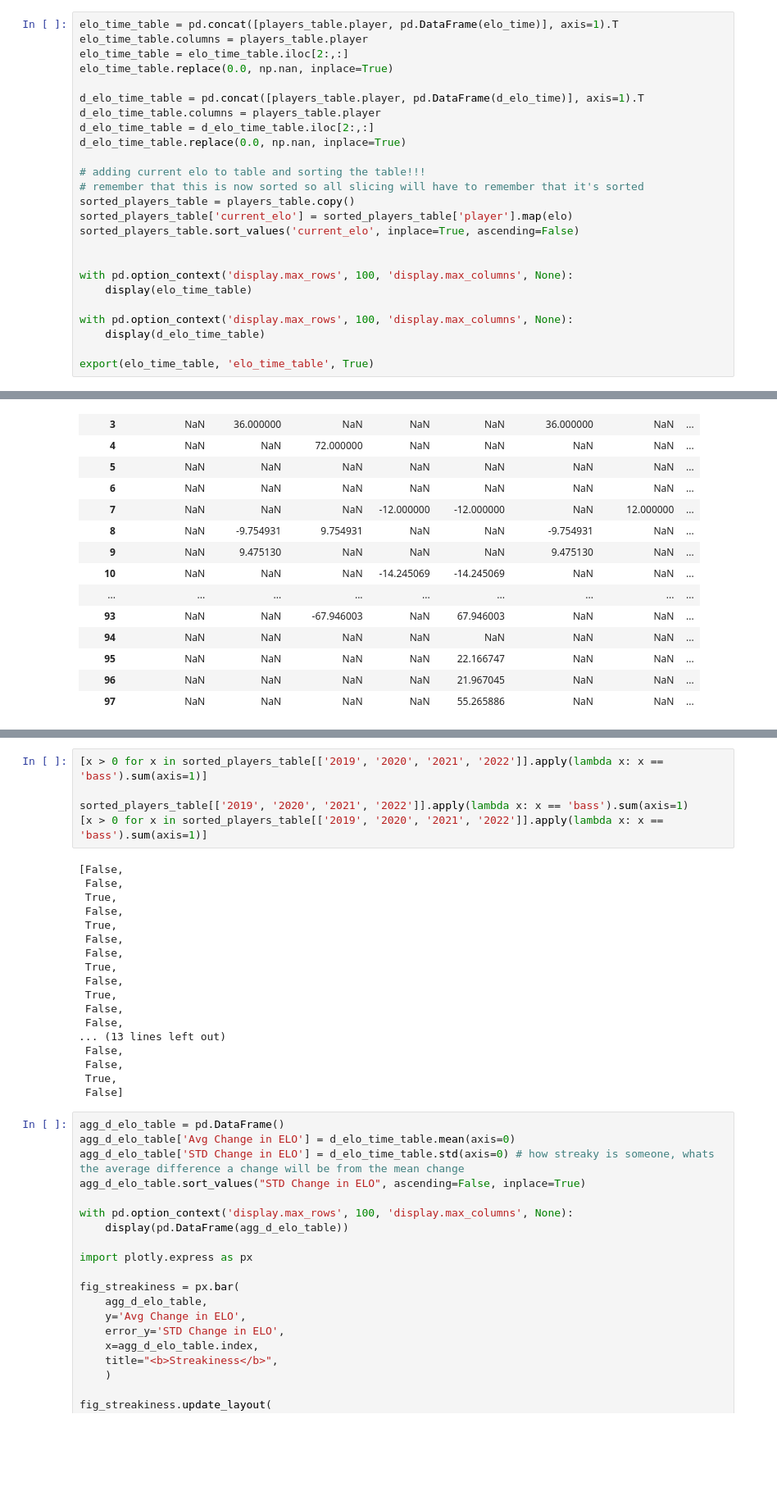
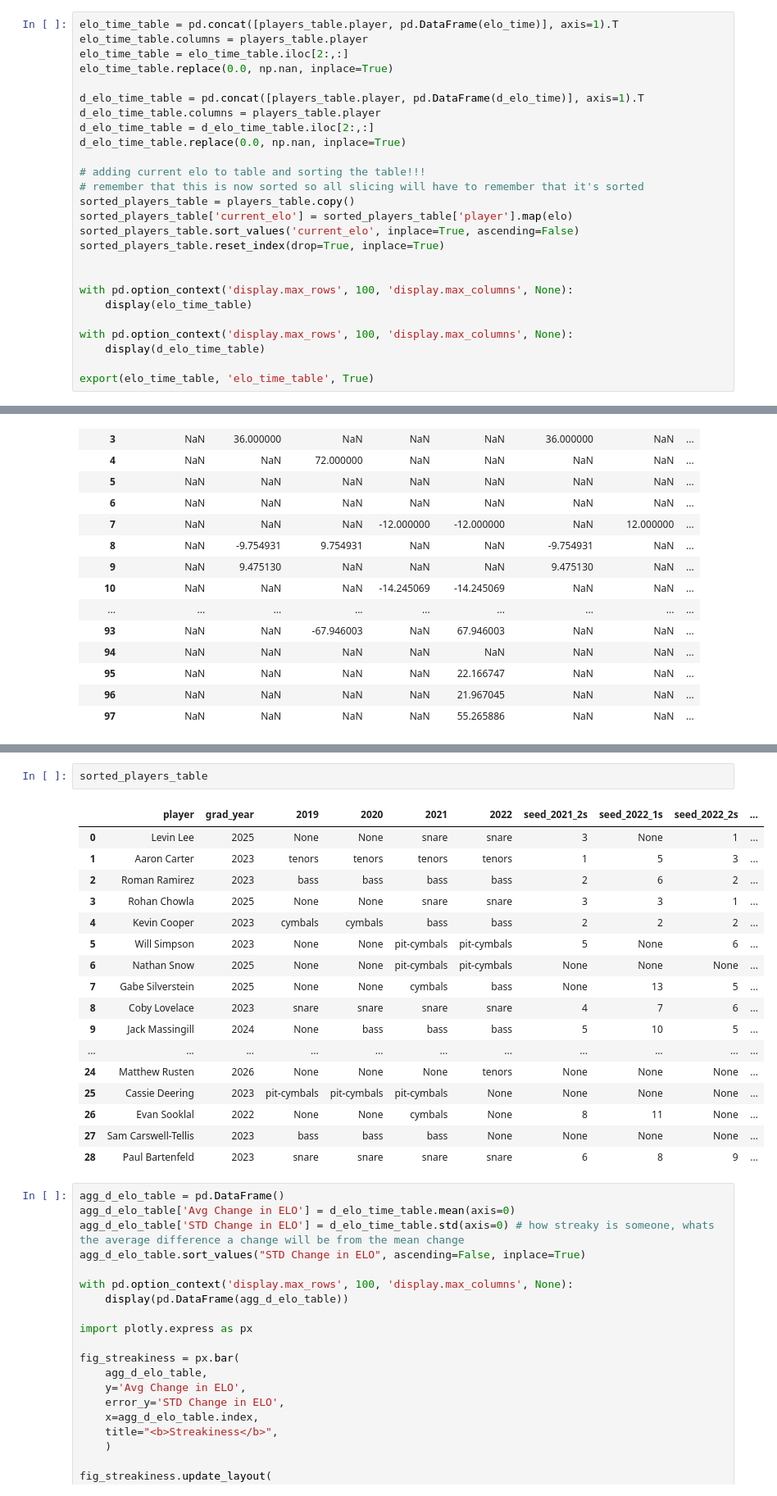
Before and after one commit to notromanramirez/drumline_pong_elo, a Jupyter notebook: calc_elo_v2.ipynb, the cells around one changed output, grey strips where cells are left out. Shown at 82% size. Cells and saved outputs as stored; diff of their text form; blank space fills up the shorter version.

```diff
--- a/calc_elo_v2.ipynb
+++ b/calc_elo_v2.ipynb
@@ -196,6 +204,7 @@ d_elo_time_table.replace(0.0, np.nan, inplace=True)
 sorted_players_table = players_table.copy()
 sorted_players_table['current_elo'] = sorted_players_table['player'].map(elo)
 sorted_players_table.sort_values('current_elo', inplace=True, ascending=False)
+sorted_players_table.reset_index(drop=True, inplace=True)
 
 
 with pd.option_context('display.max_rows', 100, 'display.max_columns', None):
@@ -374,29 +389,26 @@ fig.update_traces(
 
 fig.show()
 fig.write_html("index.html")
-# %%
-[x > 0 for x in sorted_players_table[['2019', '2020', '2021', '2022']].apply(lambda x: x == 'bass').sum(axis=1)]
-
-sorted_players_table[['2019', '2020', '2021', '2022']].apply(lambda x: x == 'bass').sum(axis=1)
-[x > 0 for x in sorted_players_table[['2019', '2020', '2021', '2022']].apply(lambda x: x == 'bass').sum(axis=1)]
-# %% [output]
-[False,
- False,
- True,
- False,
- True,
- False,
- False,
- True,
- False,
- True,
- False,
- False,
-... (13 lines left out)
- False,
- False,
- True,
- False]
+# %%
+sorted_players_table
+# %% [output]
+|  | player | grad_year | 2019 | 2020 | 2021 | 2022 | seed_2021_2s | seed_2022_1s | seed_2022_2s | ... |
+| 0 | Levin Lee | 2025 | None | None | snare | snare | 3 | None | 1 | ... |
+| 1 | Aaron Carter | 2023 | tenors | tenors | tenors | tenors | 1 | 5 | 3 | ... |
+| 2 | Roman Ramirez | 2023 | bass | bass | bass | bass | 2 | 6 | 2 | ... |
+| 3 | Rohan Chowla | 2025 | None | None | snare | snare | 3 | 3 | 1 | ... |
+| 4 | Kevin Cooper | 2023 | cymbals | cymbals | bass | bass | 2 | 2 | 2 | ... |
+| 5 | Will Simpson | 2023 | None | None | pit-cymbals | pit-cymbals | 5 | None | 6 | ... |
+| 6 | Nathan Snow | 2025 | None | None | pit-cymbals | pit-cymbals | None | None | None | ... |
+| 7 | Gabe Silverstein | 2025 | None | None | cymbals | bass | None | 13 | 5 | ... |
+| 8 | Coby Lovelace | 2023 | snare | snare | snare | snare | 4 | 7 | 6 | ... |
+| 9 | Jack Massingill | 2024 | None | bass | bass | bass | 5 | 10 | 5 | ... |
+| ... | ... | ... | ... | ... | ... | ... | ... | ... | ... | ... |
+| 24 | Matthew Rusten | 2026 | None | None | None | tenors | None | None | None | ... |
+| 25 | Cassie Deering | 2023 | pit-cymbals | pit-cymbals | pit-cymbals | None | None | None | None | ... |
+| 26 | Evan Sooklal | 2022 | None | None | cymbals | None | 8 | 11 | None | ... |
+| 27 | Sam Carswell-Tellis | 2023 | bass | bass | bass | None | None | None | None | ... |
+| 28 | Paul Bartenfeld | 2023 | snare | snare | snare | snare | 6 | 8 | 9 | ... |
 # %%
 agg_d_elo_table = pd.DataFrame()
 agg_d_elo_table['Avg Change in ELO'] = d_elo_time_table.mean(axis=0)
```
Also changed, not shown: parts of 2 cells of this notebook, 5 other files.
